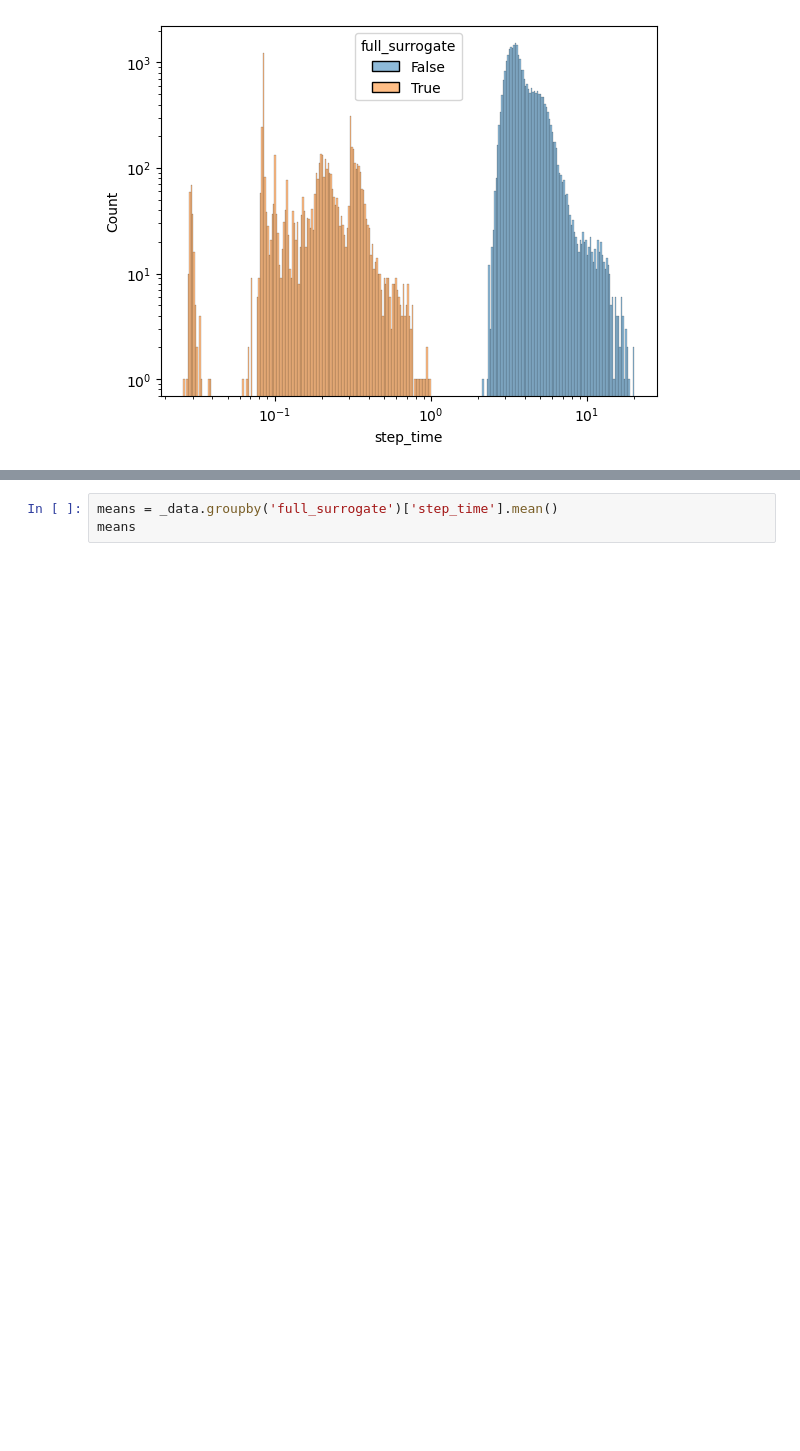
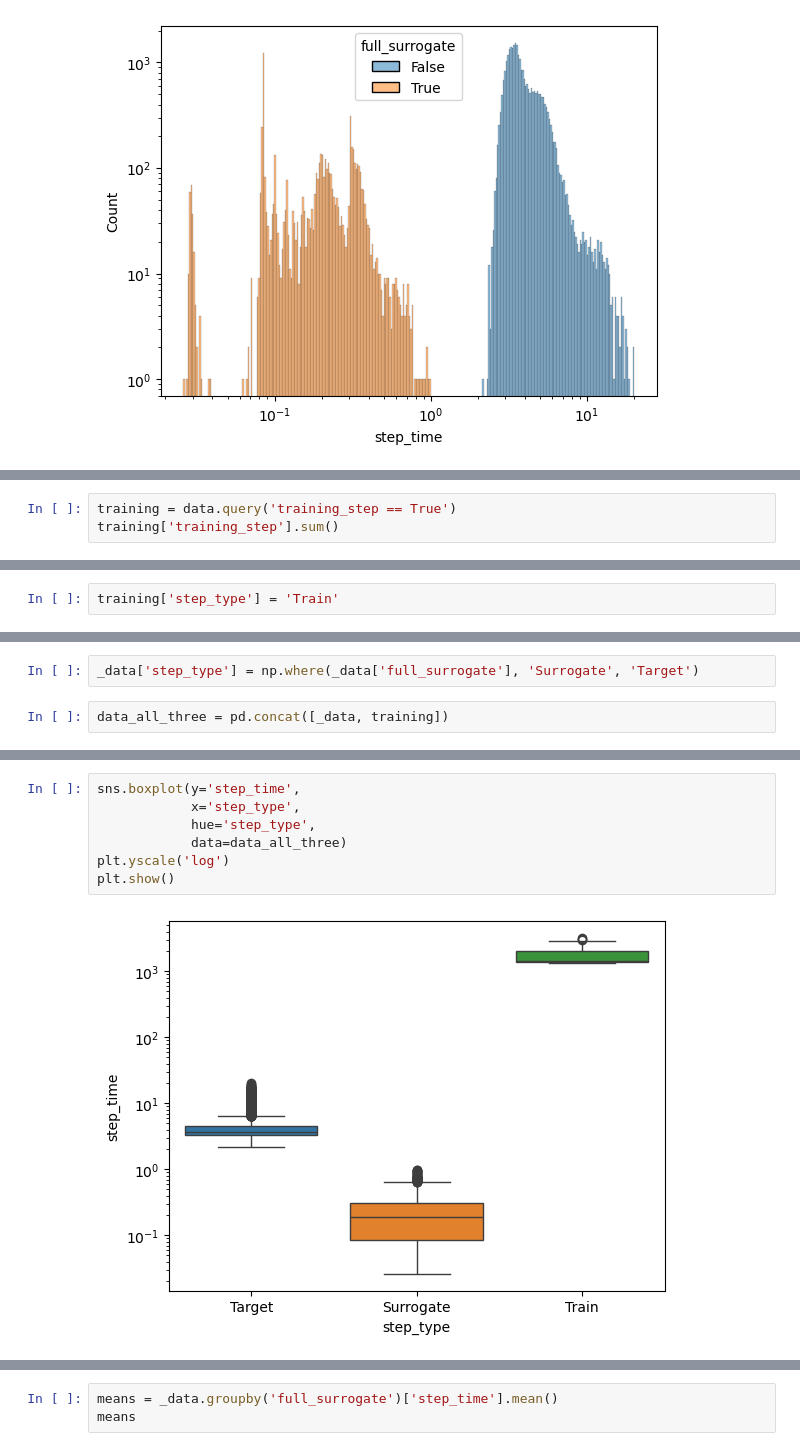
Before and after one commit to globus-labs/cascade, a Jupyter notebook: 2_proxima/RuntimeDeepDive.ipynb, the cells around one changed output, grey strips where cells are left out. Drawn from its saved outputs; the diff is of its cells as text; blank space fills up the shorter version.

```diff
--- a/2_proxima/RuntimeDeepDive.ipynb
+++ b/2_proxima/RuntimeDeepDive.ipynb
@@ -439,0 +483,3 @@ plt.show()
+# %%
+training = data.query('training_step == True')
+training['training_step'].sum()
@@ -439,0 +492,2 @@ plt.show()
+# %%
+training['step_type'] = 'Train'
@@ -439,0 +507,4 @@ plt.show()
+# %%
+_data['step_type'] = np.where(_data['full_surrogate'], 'Surrogate', 'Target')
+# %%
+data_all_three = pd.concat([_data, training])
@@ -439,0 +551,9 @@ plt.show()
+# %%
+sns.boxplot(y='step_time',
+            x='step_type',
+            hue='step_type',
+            data=data_all_three)
+plt.yscale('log')
+plt.show()
+# %% [output]
+[figure, added]
```
Also changed, not shown: parts of 33 cells of this notebook, 2 other files.
